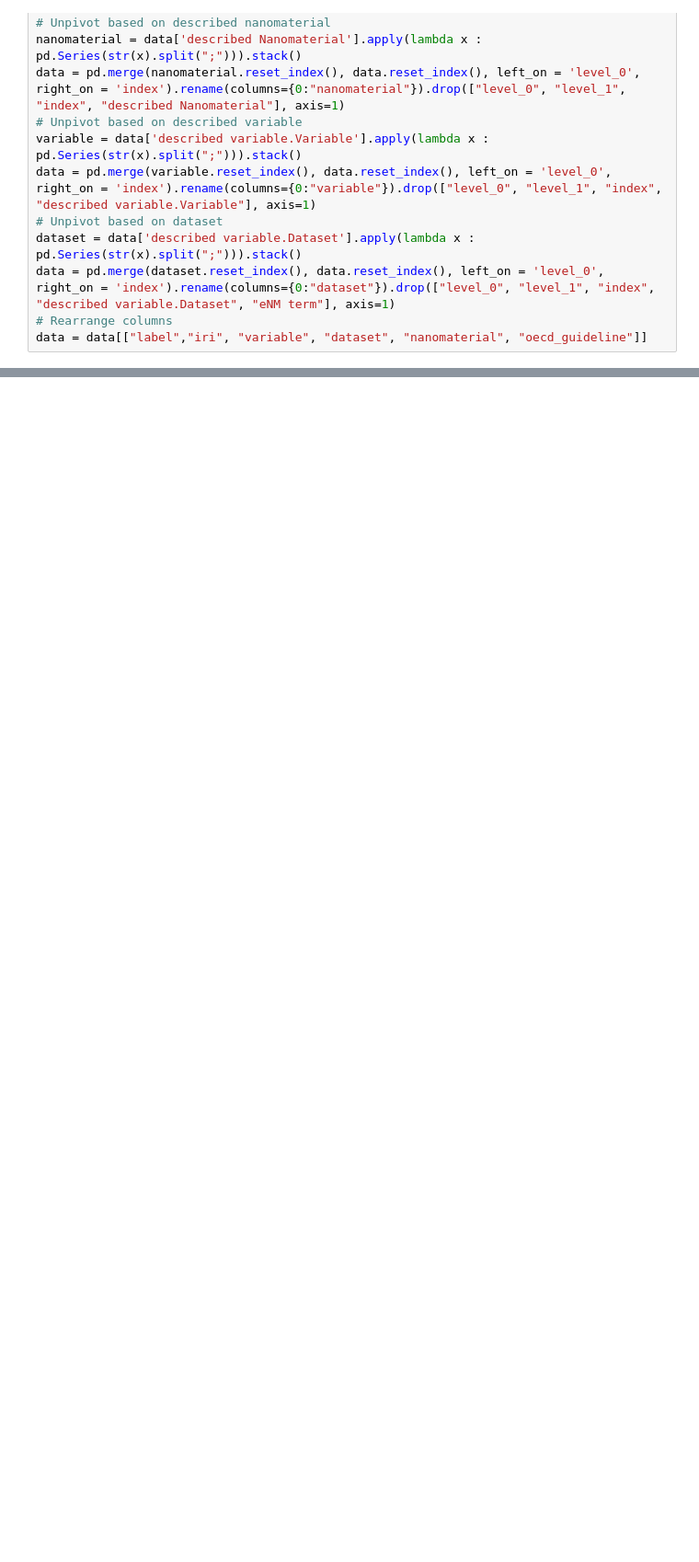
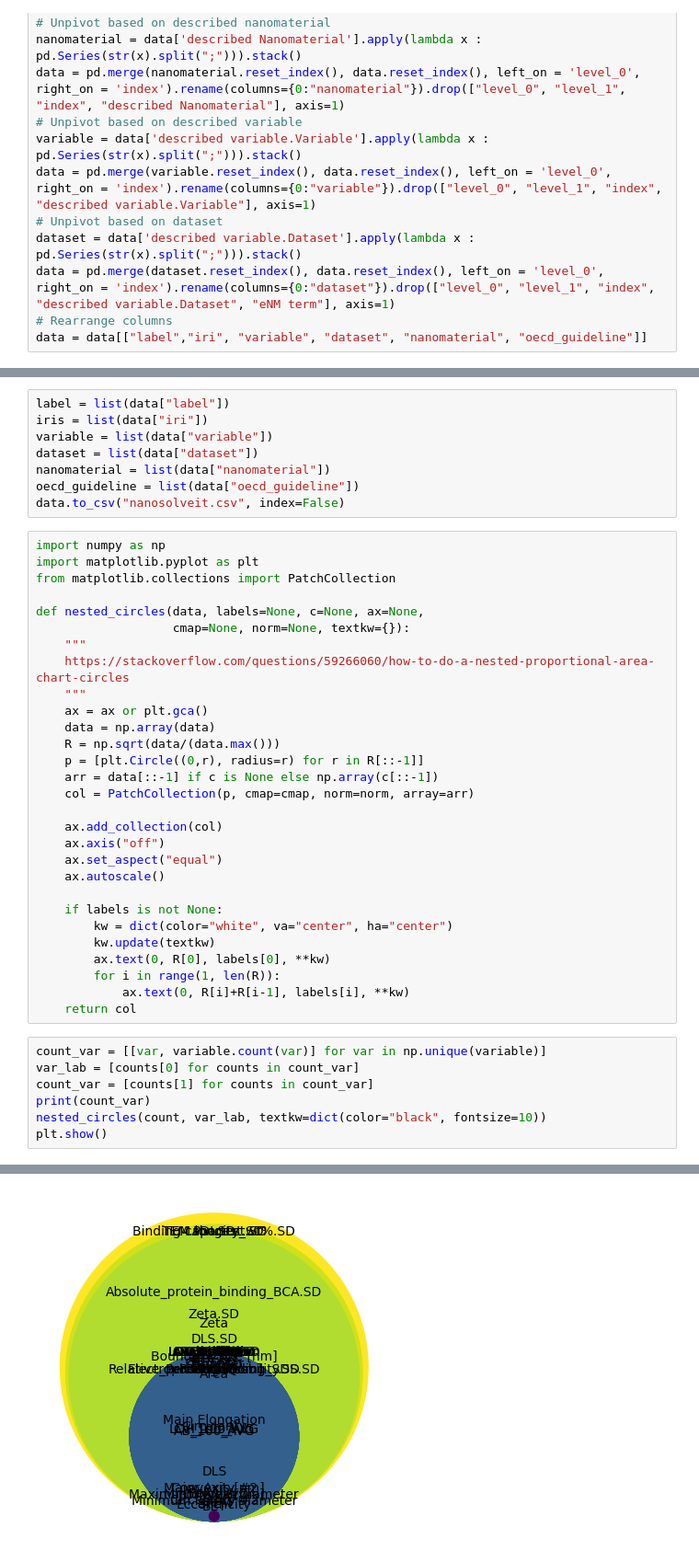
Before and after one commit to jmillanacosta/report-final-release-enm, a Jupyter notebook: enmByDatatype.ipynb, the cells around one changed output, grey strips where cells are left out. Shown at 92% size. Drawn from its saved outputs; the diff is of its cells as text; blank space fills up the shorter version.

Commit message:
adding plots

```diff
--- a/enmByDatatype.ipynb
+++ b/enmByDatatype.ipynb
@@ -35,0 +34,45 @@ data
+# %%
+label = list(data["label"])
+iris = list(data["iri"])
+variable = list(data["variable"])
+dataset = list(data["dataset"])
+nanomaterial = list(data["nanomaterial"])
+oecd_guideline = list(data["oecd_guideline"])
+data.to_csv("nanosolveit.csv", index=False)
+# %%
+import numpy as np
+import matplotlib.pyplot as plt
+from matplotlib.collections import PatchCollection
+
+def nested_circles(data, labels=None, c=None, ax=None,
+                   cmap=None, norm=None, textkw={}):
+    """
+    https://stackoverflow.com/questions/59266060/how-to-do-a-nested-proportional-area-chart-circles
+    """
+    ax = ax or plt.gca()
+    data = np.array(data)
+    R = np.sqrt(data/(data.max()))
+    p = [plt.Circle((0,r), radius=r) for r in R[::-1]]
+    arr = data[::-1] if c is None else np.array(c[::-1])
+    col = PatchCollection(p, cmap=cmap, norm=norm, array=arr)
+
+    ax.add_collection(col)
+    ax.axis("off")
+    ax.set_aspect("equal")
+    ax.autoscale()
+
+    if labels is not None:
+        kw = dict(color="white", va="center", ha="center")
+        kw.update(textkw)
+        ax.text(0, R[0], labels[0], **kw)
+        for i in range(1, len(R)):
+            ax.text(0, R[i]+R[i-1], labels[i], **kw)
+    return col
+# %%
+count_var = [[var, variable.count(var)] for var in np.unique(variable)]
+var_lab = [counts[0] for counts in count_var]
+count_var = [counts[1] for counts in count_var]
+print(count_var)
+nested_circles(count, var_lab, textkw=dict(color="black", fontsize=10))
+plt.show()
+# %% [output]
@@ -35,0 +80 @@ data
+[figure, added]
```
Also changed, not shown: parts of 8 cells of this notebook.
